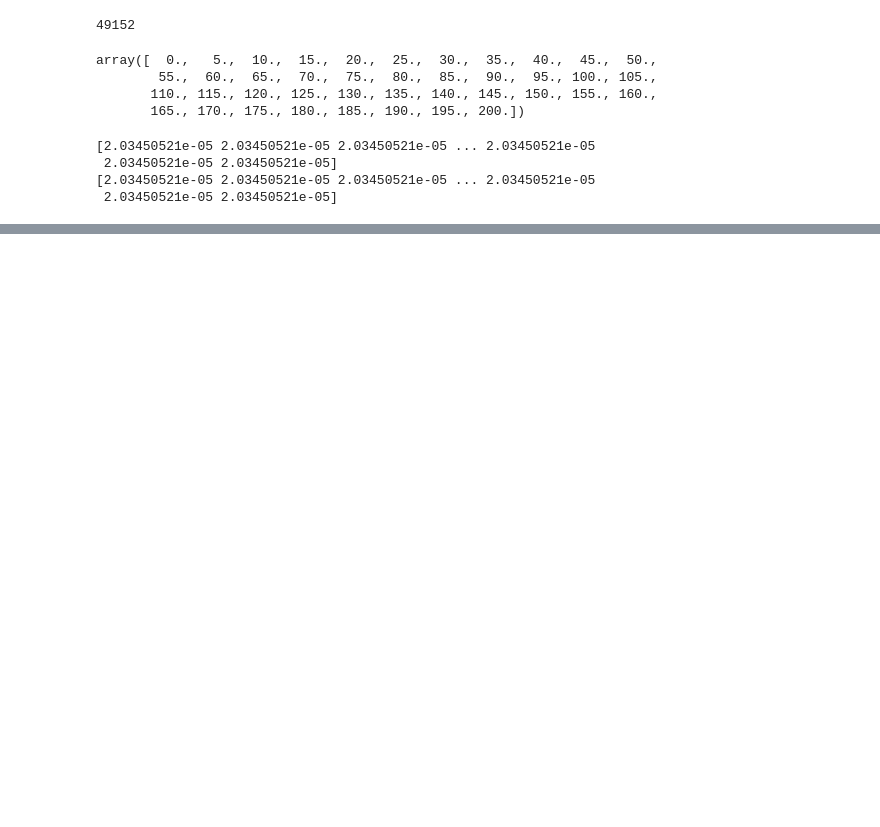
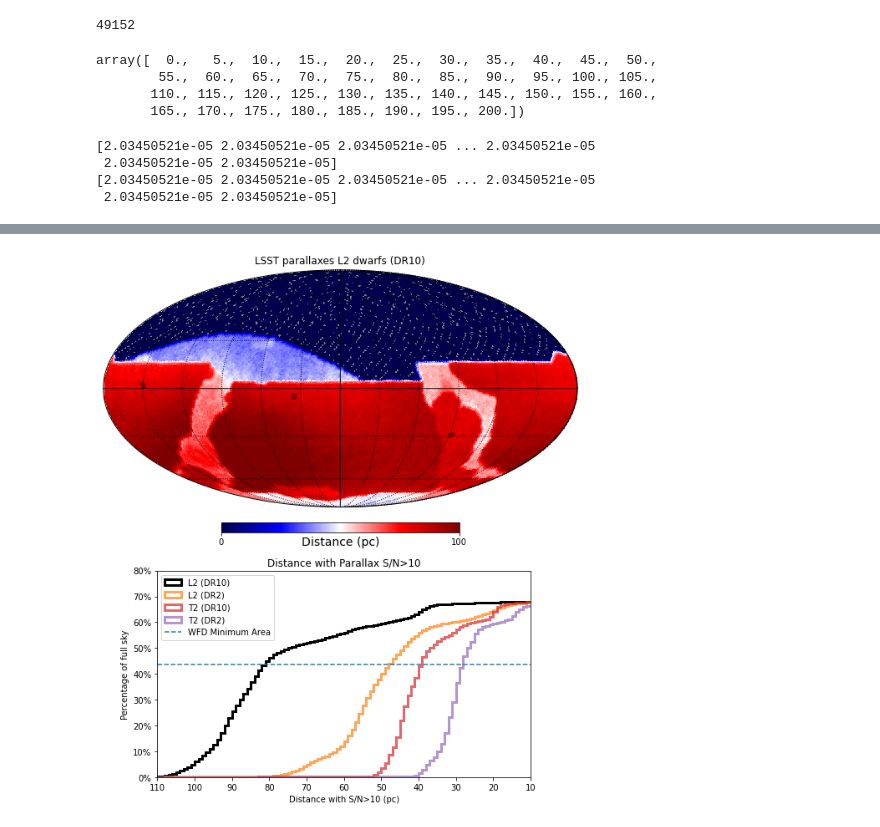
Before and after one commit to jgizis/LSST-BD-Cadence-2025, a Jupyter notebook: plot_for_note.ipynb, the cells around one changed output, grey strips where cells are left out. Cells and saved outputs as stored; diff of their text form; code cells hidden in the pictures; blank space fills up the shorter version.

```diff
--- a/plot_for_note.ipynb
+++ b/plot_for_note.ipynb
@@ -126,0 +133,27 @@ plt.savefig('plot-figure1.pdf')
+# %%
+fig = plt.figure(figsize=(8, 10))
+hp.mollview(yy10['metric_values'], title="LSST parallaxes L2 dwarfs (DR10)", unit="Distance (pc)", fig=fig, sub=(2,1,1),
+            cmap="seismic", min=0, max=100)
+hp.graticule()  # Optional: adds grid lines for latitude/longitude
+#
+# bottom:
+ax_hist = fig.add_subplot(2, 1, 2)
+ax_hist.hist(yy10['metric_values'], histtype='step', bins=bins2, alpha=1, linewidth=3, cumulative=-1,
+             color='k', label='L2 (DR10)',weights=w10)
+ax_hist.hist(yy02['metric_values'], histtype='step', bins=bins2, alpha=0.7, linewidth=3, cumulative=-1,
+             label='L2 (DR2)', color='C1', weights=w02)
+ax_hist.hist(yy10T2['metric_values'], histtype='step', bins=bins2, alpha=0.7, linewidth=3, cumulative=-1,
+             label='T2 (DR10)', color='C3', weights=w02)
+ax_hist.hist(yy02T2['metric_values'], histtype='step', bins=bins2, alpha=0.7, linewidth=3, cumulative=-1,
+             label='T2 (DR2)', color='C4', weights=w02)
+ax_hist.plot([0,200],np.array([1,1])*wfd_nominal,'--',label='WFD Minimum Area')
+ax_hist.set_xlim(110,10)
+ax_hist.set_ylim(0,0.8)
+ax_hist.set_xticks(np.arange(10, 111, step=10))
+ax_hist.legend(loc='upper left')
+ax_hist.set_title("Distance with Parallax S/N>10")
+ax_hist.set_ylabel("Percentage of full sky")
+ax_hist.set_xlabel("Distance with S/N>10 (pc)")
+ax_hist.yaxis.set_major_formatter(PercentFormatter(1))
+# %% [output]
+[figure, added]
```
Also changed, not shown: parts of 6 cells of this notebook, 3 other files.
